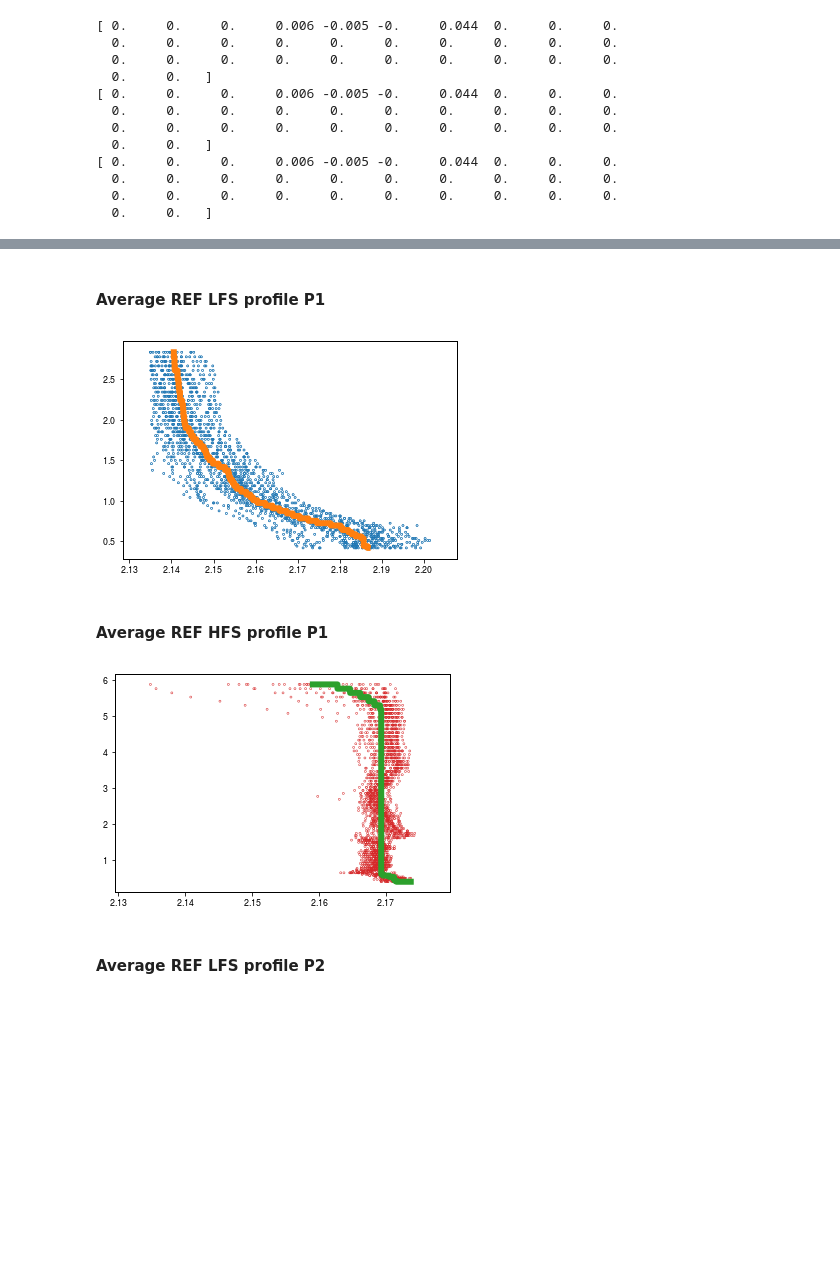
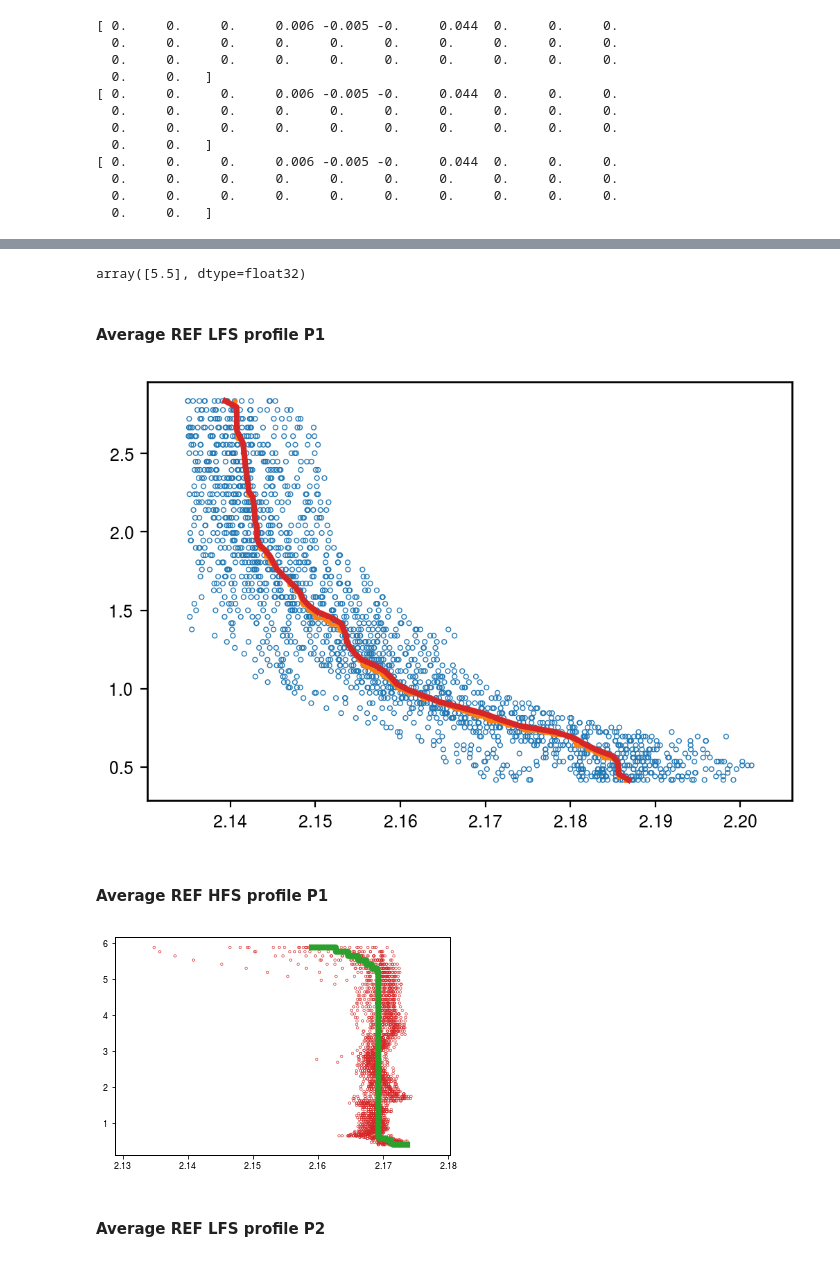
Before and after one commit to guimarais/Hmode_Figures, a Jupyter notebook: Profiles_32233_Averaged.ipynb, the cells around one changed output, grey strips where cells are left out. Drawn from its saved outputs; the diff is of its cells as text; code cells hidden in the pictures; blank space fills up the shorter version.

```diff
--- a/Profiles_32233_Averaged.ipynb
+++ b/Profiles_32233_Averaged.ipynb
@@ -21,7 +22,8 @@ shotnr = 32233
 p1 = pedshtf(shotnr=shotnr, exper='guimas', edition=4, nr_diags=4, elm_exper='AUGD')
 p2 = pedshtf(shotnr=shotnr, exper='guimas', edition=5, nr_diags=4, elm_exper='AUGD')
 p3 = pedshtf(shotnr=shotnr, exper='guimas', edition=6, nr_diags=4, elm_exper='AUGD')
-pall = [p1, p2, p3]
+pall = [p1, p3]
+#pall = [p1, p2, p3]
 # %% [markdown]
 #### Shifts
 # %%
@@ -52,24 +81,38 @@ labels = [r'$\mathrm{TS_{edge}}$', 'LIN', 'Ref. LFS', 'Ref. HFS']
+# %%
+p1.t1
+p3.t1
+# %% [output]
+array([5.5], dtype=float32)
 # %% [markdown]
 #### Average REF LFS profile P1
 # %%
+plt.figure(dpi=200)
 i=0
 lrad = pall[i].rad[pall[i].indi[2]:pall[i].indf[2]]
 ldens = pall[i].dens[pall[i].indi[2]:pall[i].indf[2]]*1e-19
 lms = (lrad>cutsl_low[i])&(lrad<cutsl_hi[i])
 plt.scatter(lrad[lms], ldens[lms], s=dotsizeref, zorder=1, label=labels[2], facecolors='none', edgecolors="C0", marker='o')
 
 drl1 = isotonic_regression(lrad[lms], strict=True)
 dnl1 = ldens[lms]
 
 indstart = 5
 indend = -16
-rl1 = drl1[indstart:indend]
-nl1 = dnl1[indstart:indend]
+trl1 = drl1[indstart:indend]
+tnl1 = dnl1[indstart:indend]
 
-plt.plot(rl1, nl1, c='C1', lw=6)
+nl1 = isotonic_regression(tnl1, strict=True)
+rl1 = isotonic_regression(trl1, strict=True)
+
+xx, yy = binMeanDataYY(lrad[lms], ldens[lms], binpts=64)
+a = isotonic_regression(xx, strict=True)
+
+plt.plot(rl1, nl1, c='C1', lw=2)
+plt.plot(a, yy, lw=3, c='C3')
+
 plt.show()
 # %% [output]
-[figure, old version]
+[figure, new version]
 # %% [markdown]
 #### Average REF HFS profile P1
 # %%
@@ -92,7 +135,7 @@ nh1 = dnh1[indstart:indend]
 plt.plot(rh1, nh1, c='C2', lw=6)
 plt.show()
 # %% [output]
-[figure, old version]
+[figure, new version]
 # %% [markdown]
 #### Average REF LFS profile P2
 # %%
```
Also changed, not shown: parts of 20 cells of this notebook, 35 other files.
